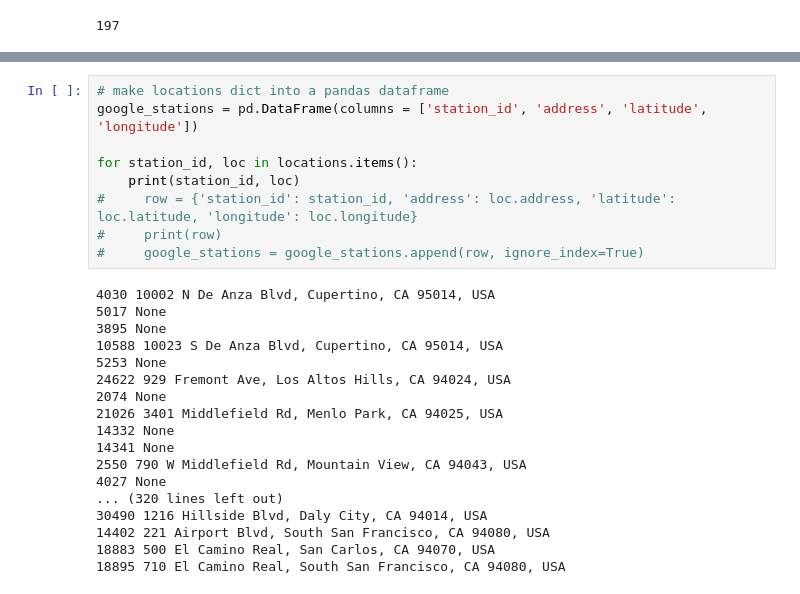
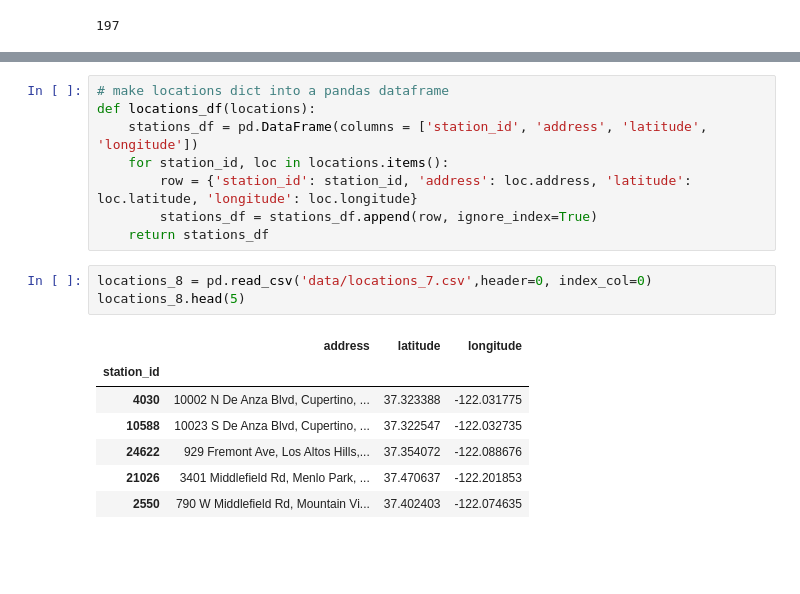
Before and after one commit to niklele/gas-db-experiments, a Jupyter notebook: stations.ipynb, the cells around one changed output, grey strips where cells are left out. Cells and saved outputs as stored; diff of their text form; blank space fills up the shorter version.

```diff
--- a/stations.ipynb
+++ b/stations.ipynb
@@ -455,27 +447,19 @@ print(len(locations_7))
 # %%
 # make locations dict into a pandas dataframe
-google_stations = pd.DataFrame(columns = ['station_id', 'address', 'latitude', 'longitude'])
-
-for station_id, loc in locations.items():
-    print(station_id, loc)
-#     row = {'station_id': station_id, 'address': loc.address, 'latitude': loc.latitude, 'longitude': loc.longitude}
-#     print(row)
-#     google_stations = google_stations.append(row, ignore_index=True)
+def locations_df(locations):
+    stations_df = pd.DataFrame(columns = ['station_id', 'address', 'latitude', 'longitude'])
+    for station_id, loc in locations.items():
+        row = {'station_id': station_id, 'address': loc.address, 'latitude': loc.latitude, 'longitude': loc.longitude}
+        stations_df = stations_df.append(row, ignore_index=True)
+    return stations_df
-# %% [output]
-4030 10002 N De Anza Blvd, Cupertino, CA 95014, USA
-5017 None
-3895 None
-10588 10023 S De Anza Blvd, Cupertino, CA 95014, USA
-5253 None
-24622 929 Fremont Ave, Los Altos Hills, CA 94024, USA
-2074 None
-21026 3401 Middlefield Rd, Menlo Park, CA 94025, USA
-14332 None
-14341 None
-2550 790 W Middlefield Rd, Mountain View, CA 94043, USA
-4027 None
-... (320 lines left out)
-30490 1216 Hillside Blvd, Daly City, CA 94014, USA
-14402 221 Airport Blvd, South San Francisco, CA 94080, USA
-18883 500 El Camino Real, San Carlos, CA 94070, USA
-18895 710 El Camino Real, South San Francisco, CA 94080, USA
+# %%
+locations_8 = pd.read_csv('data/locations_7.csv',header=0, index_col=0)
+locations_8.head(5)
+# %% [output]
+|  | address | latitude | longitude |
+| station_id |  |  |  |
+| 4030 | 10002 N De Anza Blvd, Cupertino, ... | 37.323388 | -122.031775 |
+| 10588 | 10023 S De Anza Blvd, Cupertino, ... | 37.322547 | -122.032735 |
+| 24622 | 929 Fremont Ave, Los Altos Hills,... | 37.354072 | -122.088676 |
+| 21026 | 3401 Middlefield Rd, Menlo Park, ... | 37.470637 | -122.201853 |
+| 2550 | 790 W Middlefield Rd, Mountain Vi... | 37.402403 | -122.074635 |
```
Also changed, not shown: parts of 17 cells of this notebook.
